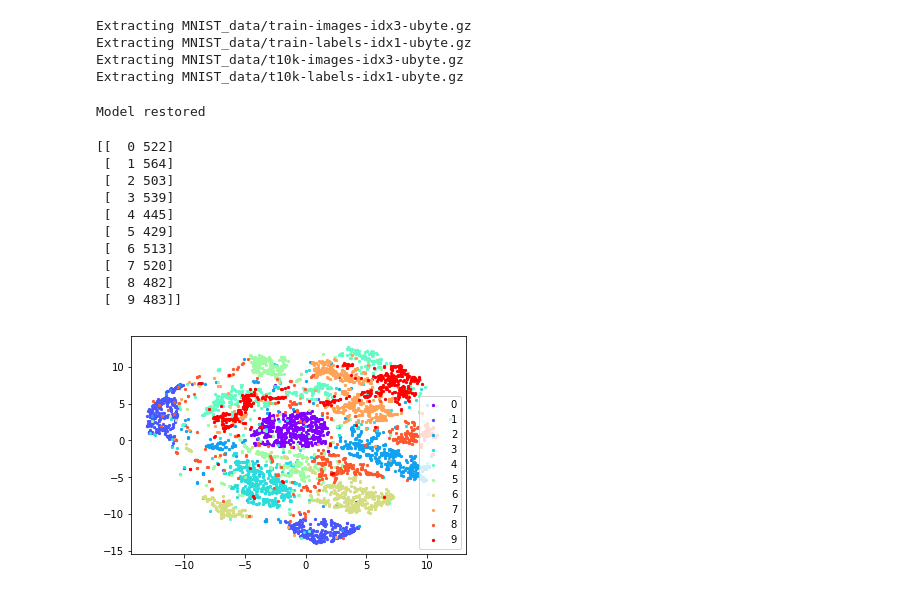
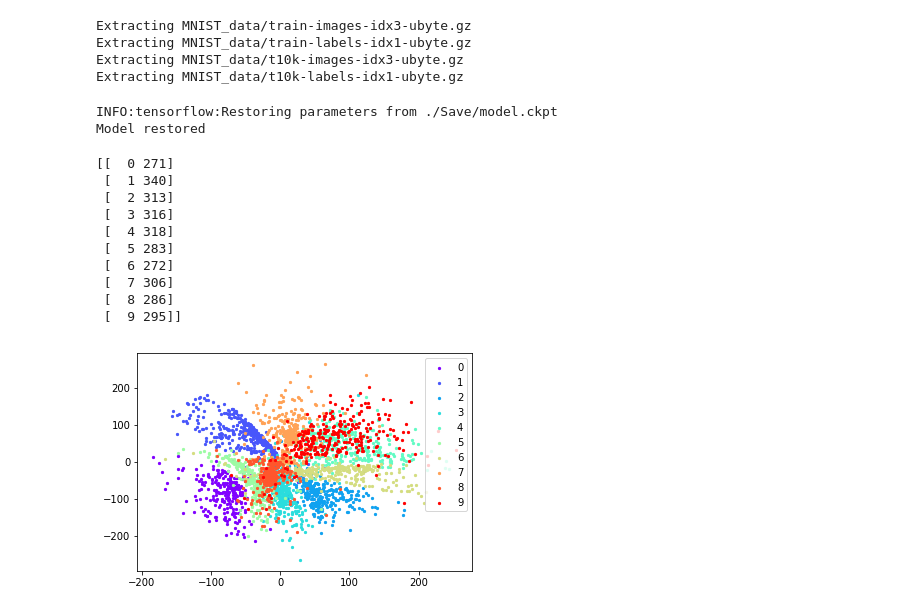
Before and after one commit to MistQue/Adversarial-Autoencoder, a Jupyter notebook: Plot.ipynb, the cells around one changed output. Drawn from its saved outputs; the diff is of its cells as text; code cells hidden in the pictures.

```diff
--- a/Plot.ipynb
+++ b/Plot.ipynb
@@ -39,12 +35,12 @@ plt.plot(record_disc)
 # %% [markdown]
 # Use test data to test model
 # %%
-batch_size = 5000
-z_dim = 50
+batch_size = 3000
+z_dim = 2
 
-mnist = input_data.read_data_sets("MNIST_data/", one_hot = True)
-data = mnist.train.images[0:batch_size]
-labels = mnist.train.labels[0:batch_size]
+mnist = input_data.read_data_sets("MNIST_data/", one_hot=False)
+data = mnist.test.images[0:batch_size]
+labels = mnist.test.labels[0:batch_size]
 input_dim = np.shape(data)[1]
 # %% [output]
 Extracting MNIST_data/train-images-idx3-ubyte.gz
@@ -59,22 +55,22 @@ sess = tf.Session()
 saver.restore(sess, "./Save/model.ckpt")
 print("Model restored")
 # %% [output]
+INFO:tensorflow:Restoring parameters from ./Save/model.ckpt
 Model restored
 # %%
 z = model.encoding(sess, data)
-indexes = np.argmax(np.asarray(labels), axis = 1)
-unique, counts = np.unique(indexes, return_counts=True)
+unique, counts = np.unique(labels, return_counts=True)
 print np.asarray((unique, counts)).T
 # %% [output]
-[[  0 522]
- [  1 564]
- [  2 503]
- [  3 539]
- [  4 445]
- [  5 429]
- [  6 513]
- [  7 520]
- [  8 482]
- [  9 483]]
+[[  0 271]
+ [  1 340]
+ [  2 313]
+ [  3 316]
+ [  4 318]
+ [  5 283]
+ [  6 272]
+ [  7 306]
+ [  8 286]
+ [  9 295]]
 # %%
 if z_dim > 2:
@@ -85,14 +81,14 @@ else:
 # %%
 colors = cm.rainbow(np.linspace(0, 1, 10))
 scatter = []
 index = xrange(10)
 for i in range(10):
-    tmp = np.where(indexes == i)
+    tmp = np.where(labels == i)
     scatter.append(plt.scatter(t_z[tmp, 0], t_z[tmp, 1], c = colors[i] ,s = 5))
 
 plt.legend(scatter, index)
 plt.savefig('Result/mnist_test.png')
 plt.show()
 # %% [output]
-[figure, old version]
+[figure, new version]
 # %%
```
Also changed, not shown: parts of 11 cells of this notebook, 8 other files.
